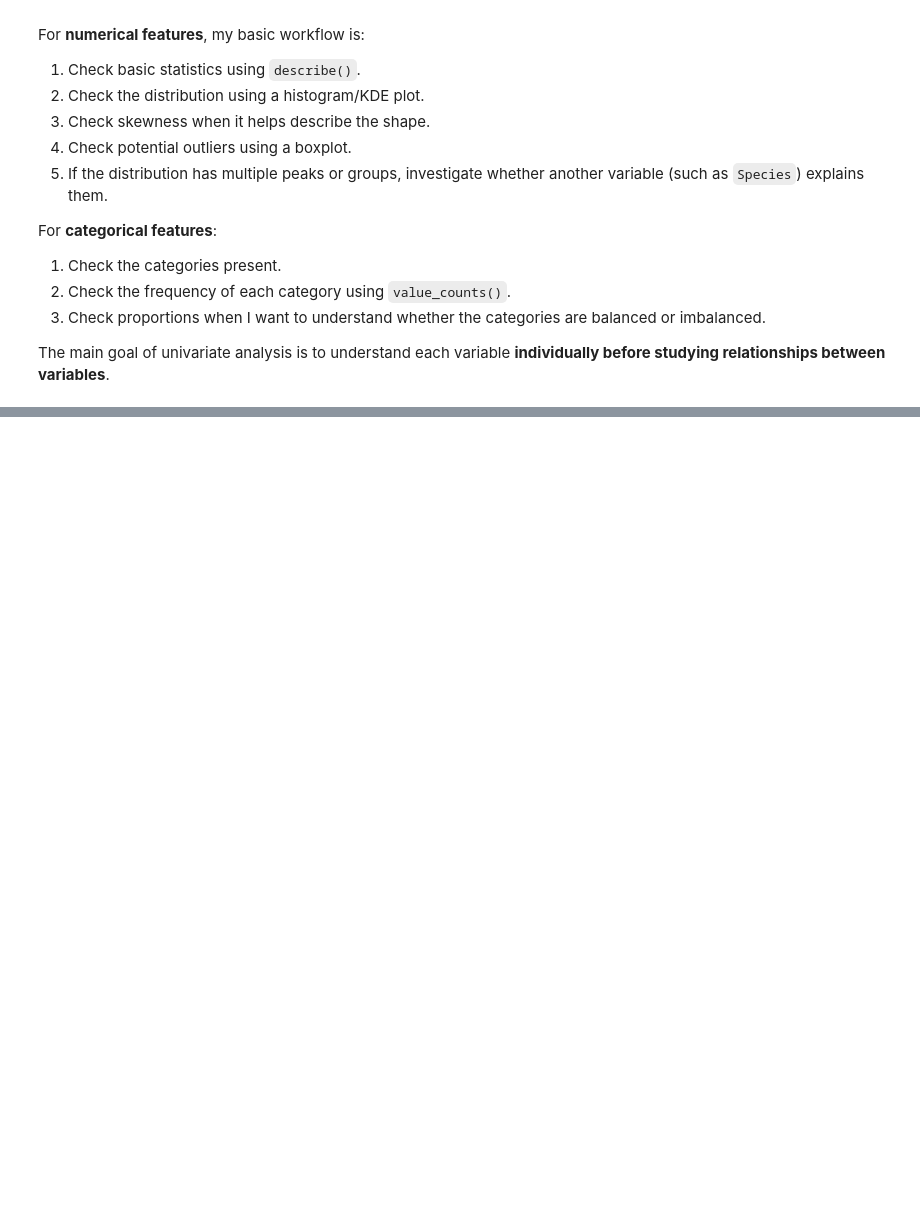
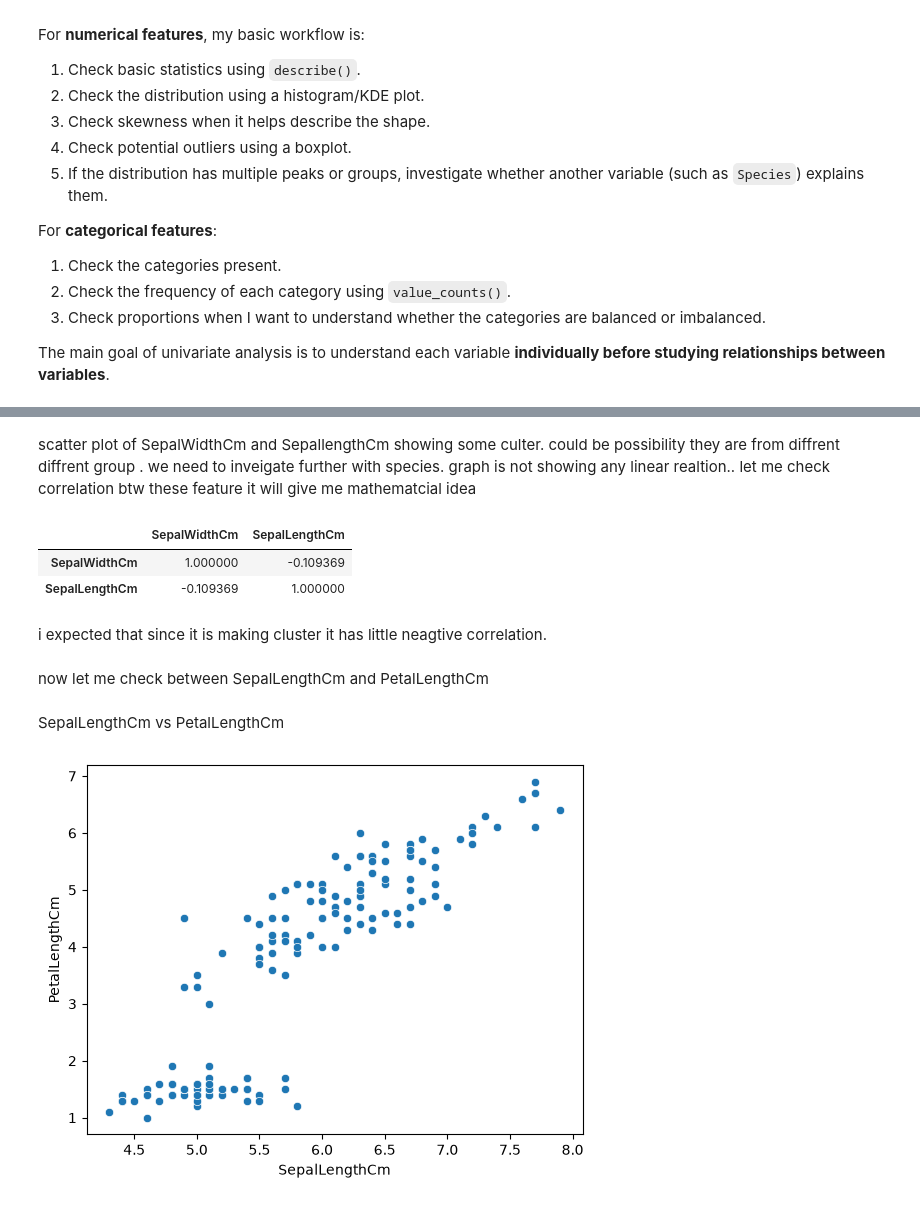
Before and after one commit to avinsio/ml-playground, a Jupyter notebook: projects/02_eda/01_smaller/01_iris_eda/analysis.ipynb, the cells around one changed output, grey strips where cells are left out. Saved outputs shown, nothing was run; the diff lists cells and outputs as text; code cells hidden in the pictures; blank space fills up the shorter version.

```diff
--- a/projects/02_eda/01_smaller/01_iris_eda/analysis.ipynb
+++ b/projects/02_eda/01_smaller/01_iris_eda/analysis.ipynb
@@ -358,0 +374,20 @@ The main goal of univariate analysis is to understand each variable **individual
+# %% [markdown]
+scatter plot of SepalWidthCm and SepallengthCm showing some culter. could be possibility they are from diffrent diffrent group . we need to inveigate further with species. graph is not showing any linear realtion.. let me check correlation btw these feature it will give me mathematcial idea
+# %%
+df[["SepalWidthCm","SepalLengthCm"]].corr()
+# %% [output]
+|  | SepalWidthCm | SepalLengthCm |
+| SepalWidthCm | 1.000000 | -0.109369 |
+| SepalLengthCm | -0.109369 | 1.000000 |
+# %% [markdown]
+i expected that since it is making cluster it has little neagtive correlation.
+# %% [markdown]
+now let me check between SepalLengthCm and PetalLengthCm
+# %% [markdown]
+SepalLengthCm vs PetalLengthCm
+# %%
+sns.scatterplot(x="SepalLengthCm",
+                y="PetalLengthCm",
+                data=df);
+# %% [output]
+[figure, added]
```
Also changed, not shown: parts of 12 cells of this notebook, 1 other file.
